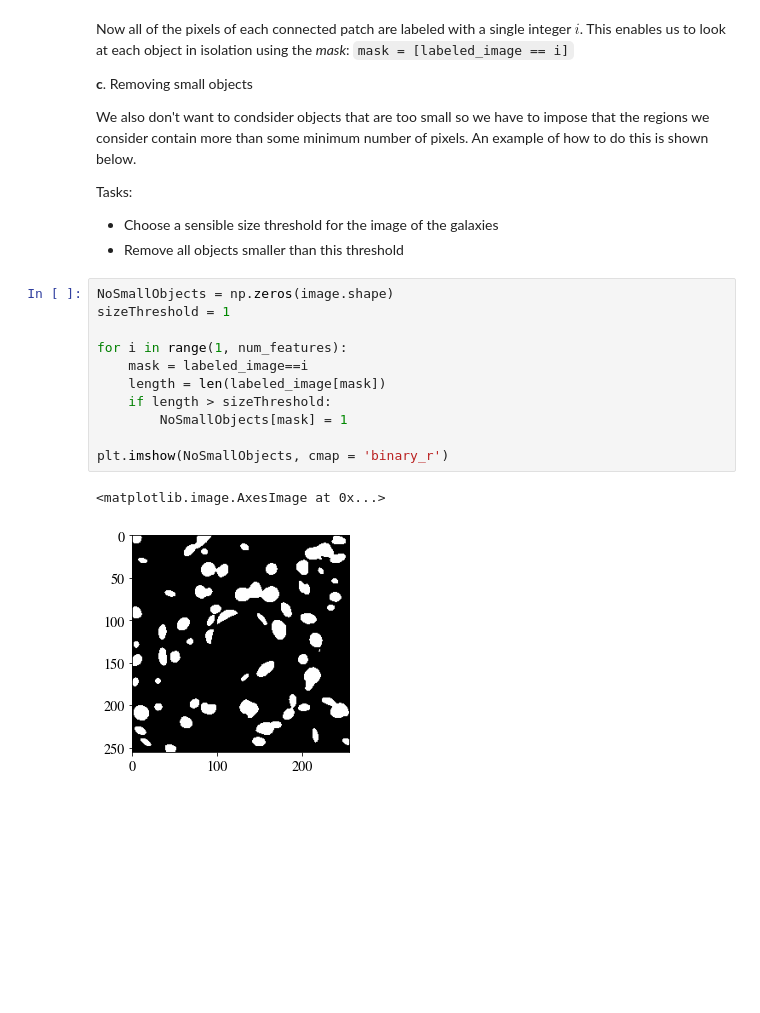
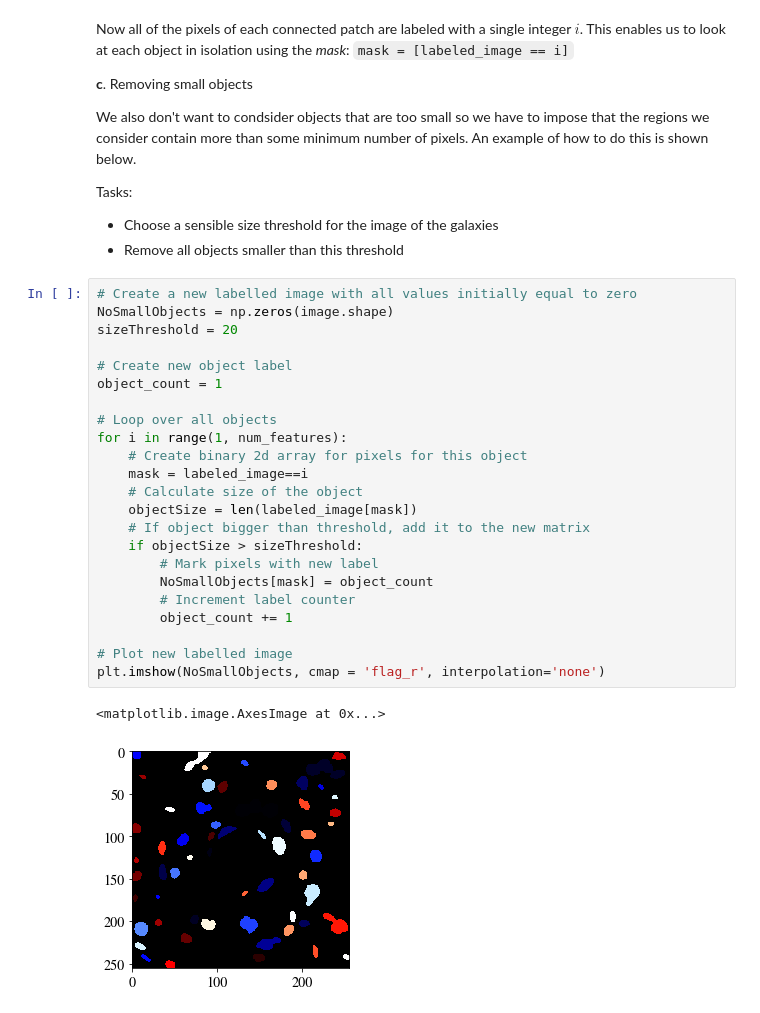
Before and after one commit to Dark-Matter-Textbook/Notebook-Exercises, a Jupyter notebook: Problems/gravitational_lensing/lensing-solutions.ipynb, the cells around one changed output. Drawn from its saved outputs; the diff is of its cells as text; blank space fills up the shorter version.

```diff
--- a/Problems/gravitational_lensing/lensing-solutions.ipynb
+++ b/Problems/gravitational_lensing/lensing-solutions.ipynb
@@ -164,20 +164,32 @@ Tasks:
 
 - Choose a sensible size threshold for the image of the galaxies
 - Remove all objects smaller than this threshold
-# %%
-NoSmallObjects = np.zeros(image.shape)
-sizeThreshold = 1
-
-for i in range(1, num_features):
-    mask = labeled_image==i
-    length = len(labeled_image[mask])
-    if length > sizeThreshold:
-        NoSmallObjects[mask] = 1
-
-plt.imshow(NoSmallObjects, cmap = 'binary_r')
-# %% [output]
-<matplotlib.image.AxesImage at 0x...>
-[figure, removed]
+# %%
+# Create a new labelled image with all values initially equal to zero
+NoSmallObjects = np.zeros(image.shape)
+sizeThreshold = 20
+
+# Create new object label
+object_count = 1
+
+# Loop over all objects
+for i in range(1, num_features):
+    # Create binary 2d array for pixels for this object
+    mask = labeled_image==i
+    # Calculate size of the object
+    objectSize = len(labeled_image[mask])
+    # If object bigger than threshold, add it to the new matrix
+    if objectSize > sizeThreshold:
+        # Mark pixels with new label
+        NoSmallObjects[mask] = object_count
+        # Increment label counter
+        object_count += 1
+
+# Plot new labelled image
+plt.imshow(NoSmallObjects, cmap = 'flag_r', interpolation='none')
+# %% [output]
+<matplotlib.image.AxesImage at 0x...>
+[figure, added]
 # %% [markdown]
 <b>d</b> Locating objects
 
```
Also changed, not shown: parts of 9 cells of this notebook, 1 other file.
